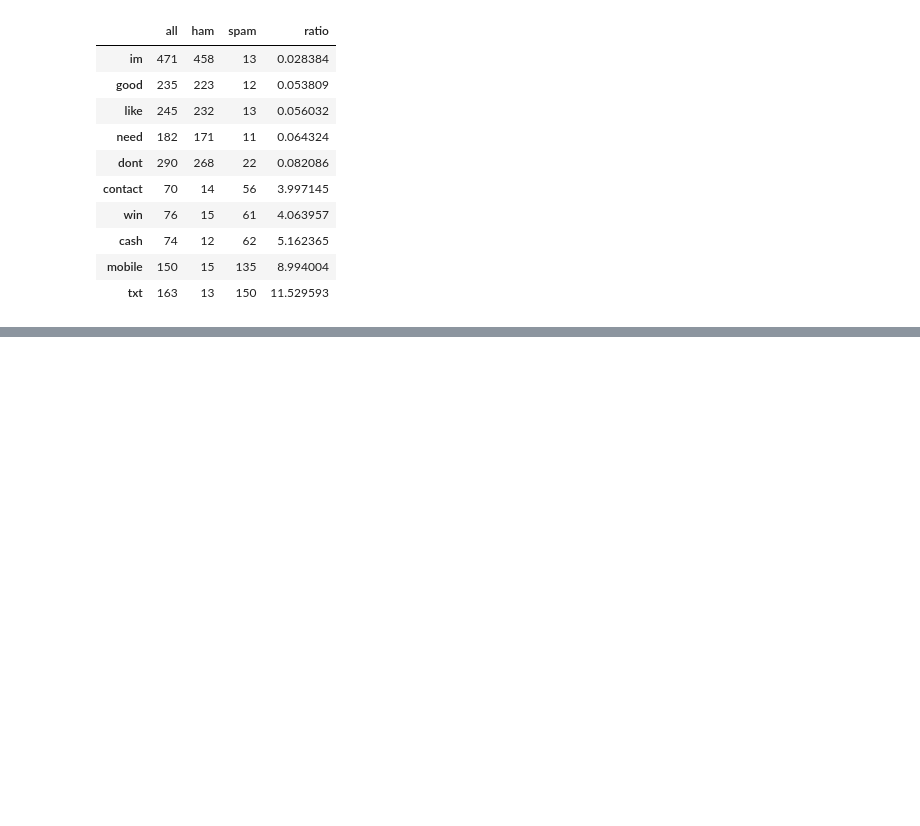
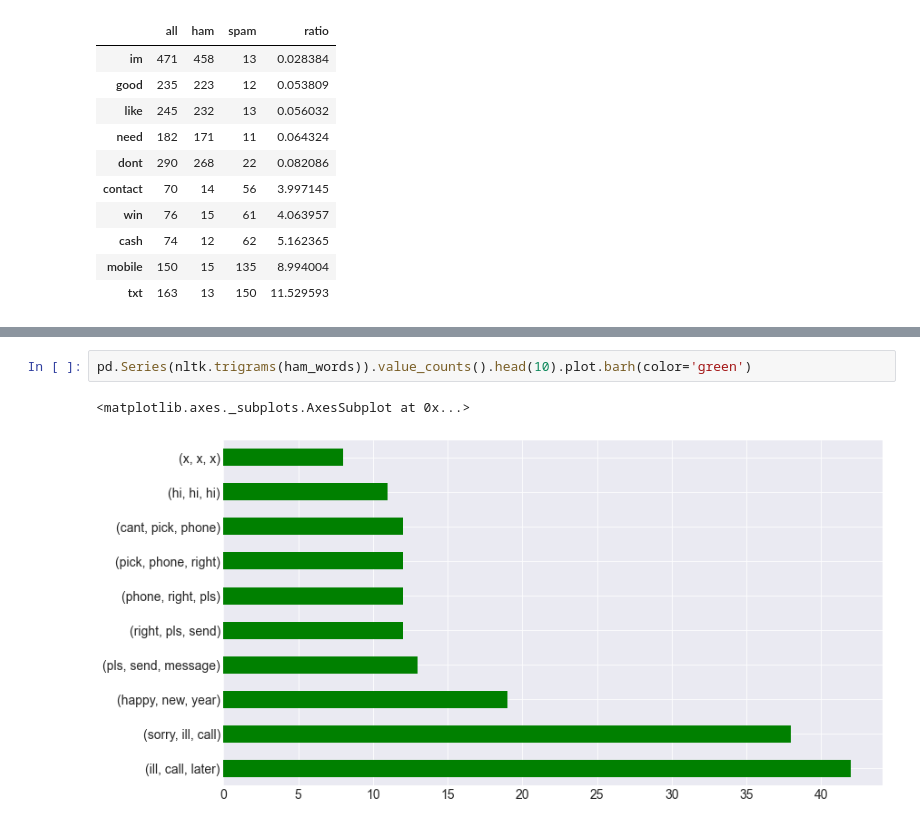
Before and after one commit to sunwenliang14/natural-language-processing, a Jupyter notebook: explore.ipynb, the cells around one changed output, grey strips where cells are left out. Saved outputs shown, nothing was run; the diff lists cells and outputs as text; blank space fills up the shorter version.

```diff
--- a/explore.ipynb
+++ b/explore.ipynb
@@ -338,0 +390,5 @@ Text(0.5, 1.0, 'Proportion of Spam vs Ham for the 20 most common words')
+# %%
+pd.Series(nltk.trigrams(ham_words)).value_counts().head(10).plot.barh(color='green')
+# %% [output]
+<matplotlib.axes._subplots.AxesSubplot at 0x...>
+[figure, added]
```
Also changed, not shown: parts of 36 cells of this notebook, 2 other files.
